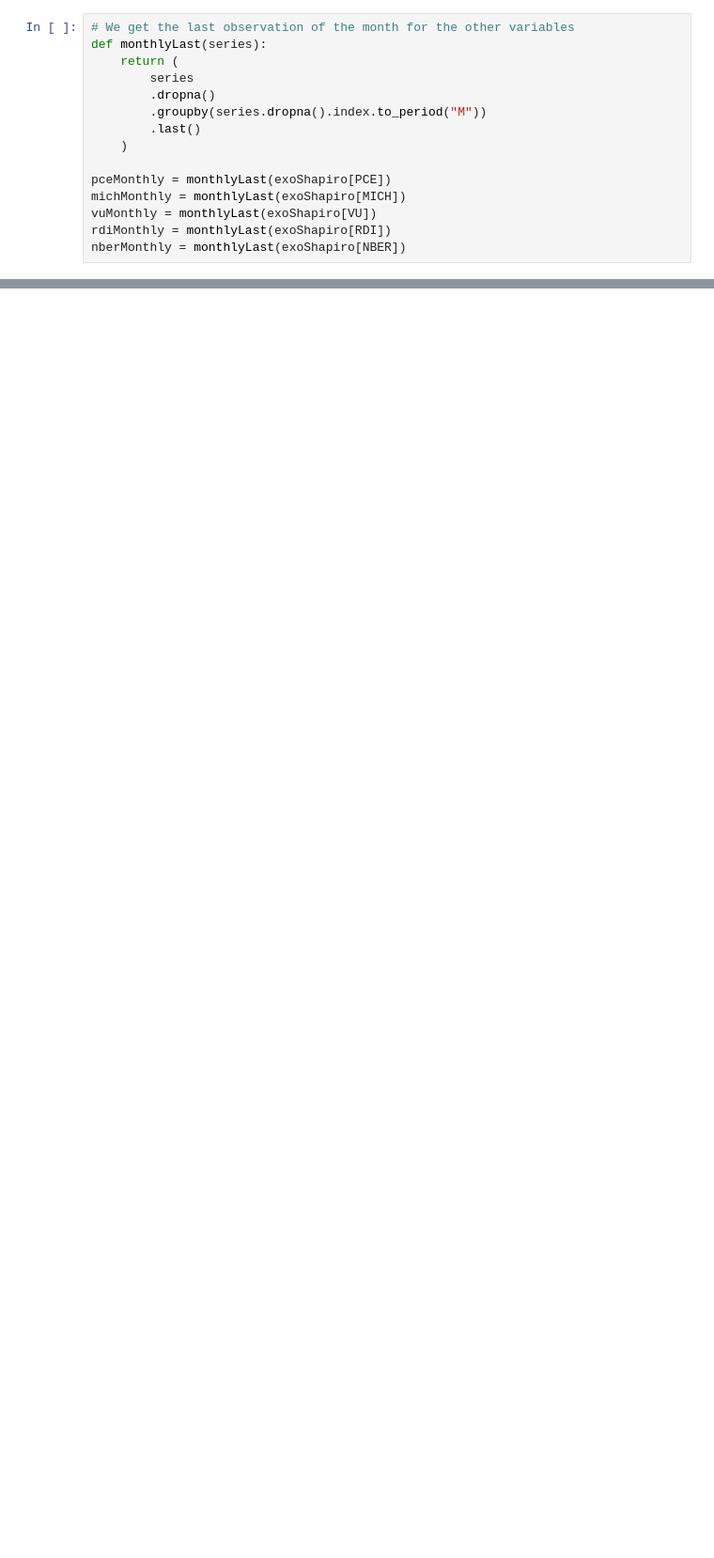
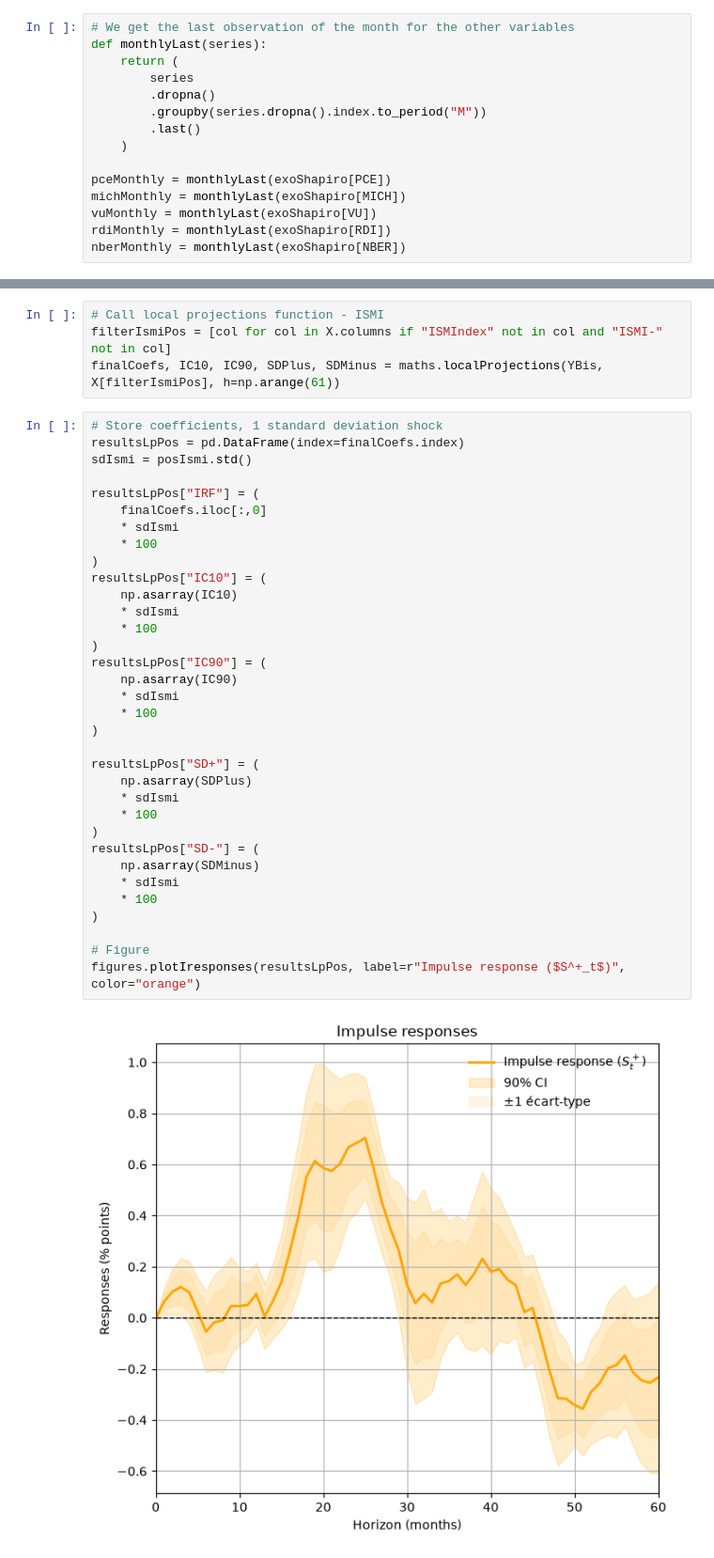
Before and after one commit to Lea-Gosselin/ismi-index, a Jupyter notebook: mainUS.ipynb, the cells around one changed output, grey strips where cells are left out. Shown at 94% size. Cells and saved outputs as stored; diff of their text form; blank space fills up the shorter version.

```diff
--- a/mainUS.ipynb
+++ b/mainUS.ipynb
@@ -468,0 +547,40 @@ plt.show()
+# %%
+# Call local projections function - ISMI
+filterIsmiPos = [col for col in X.columns if "ISMIndex" not in col and "ISMI-" not in col]
+finalCoefs, IC10, IC90, SDPlus, SDMinus = maths.localProjections(YBis, X[filterIsmiPos], h=np.arange(61))
+# %%
+# Store coefficients, 1 standard deviation shock
+resultsLpPos = pd.DataFrame(index=finalCoefs.index)
+sdIsmi = posIsmi.std()
+
+resultsLpPos["IRF"] = (
+    finalCoefs.iloc[:,0]
+    * sdIsmi
+    * 100
+)
+resultsLpPos["IC10"] = (
+    np.asarray(IC10)
+    * sdIsmi
+    * 100
+)
+resultsLpPos["IC90"] = (
+    np.asarray(IC90)
+    * sdIsmi
+    * 100
+)
+
+resultsLpPos["SD+"] = (
+    np.asarray(SDPlus)
+    * sdIsmi
+    * 100
+)
+resultsLpPos["SD-"] = (
+    np.asarray(SDMinus)
+    * sdIsmi
+    * 100
+)
+
+# Figure
+figures.plotIresponses(resultsLpPos, label=r"Impulse response ($S^+_t$)", color="orange")
+# %% [output]
+[figure, added]
```
Also changed, not shown: parts of 22 cells of this notebook, 3 other files.
